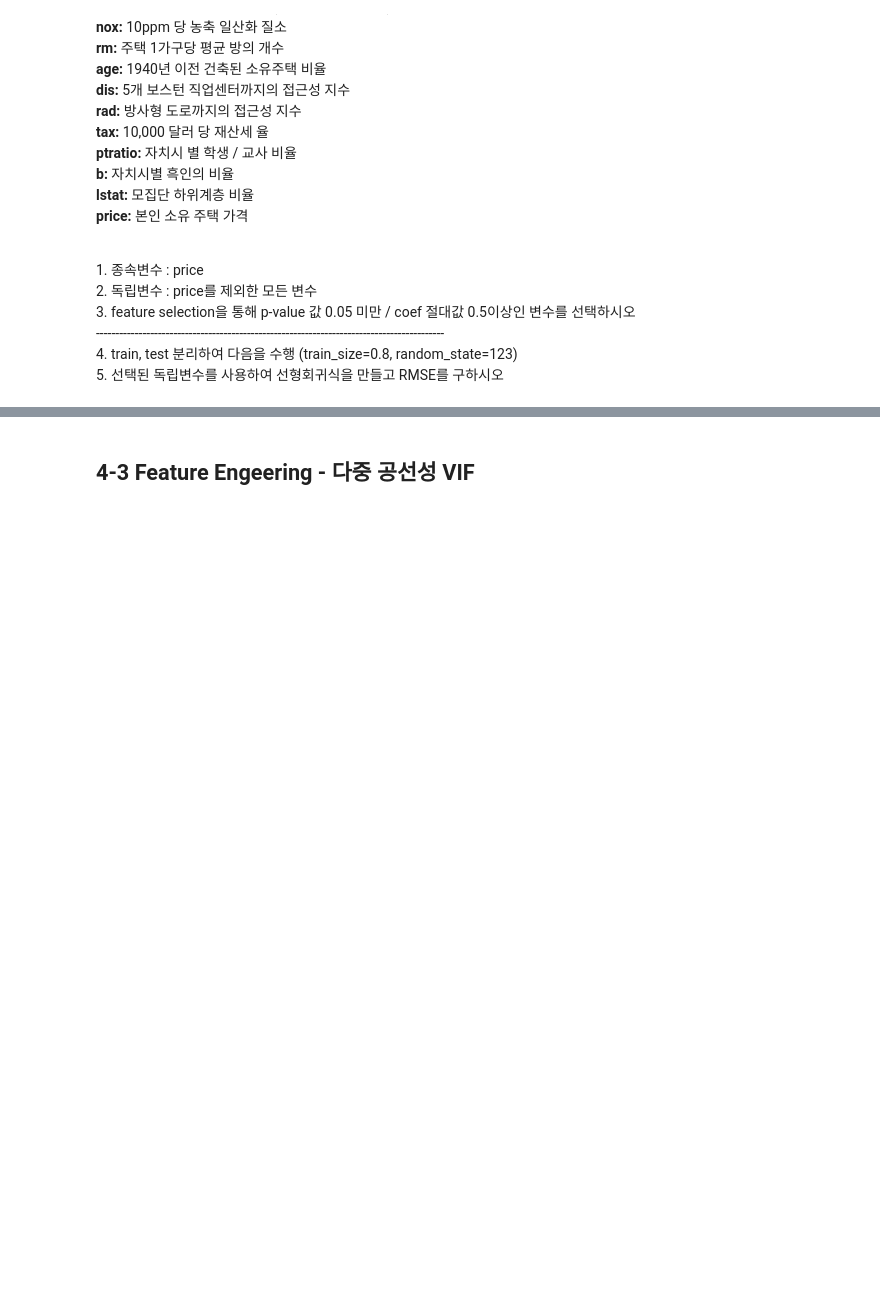
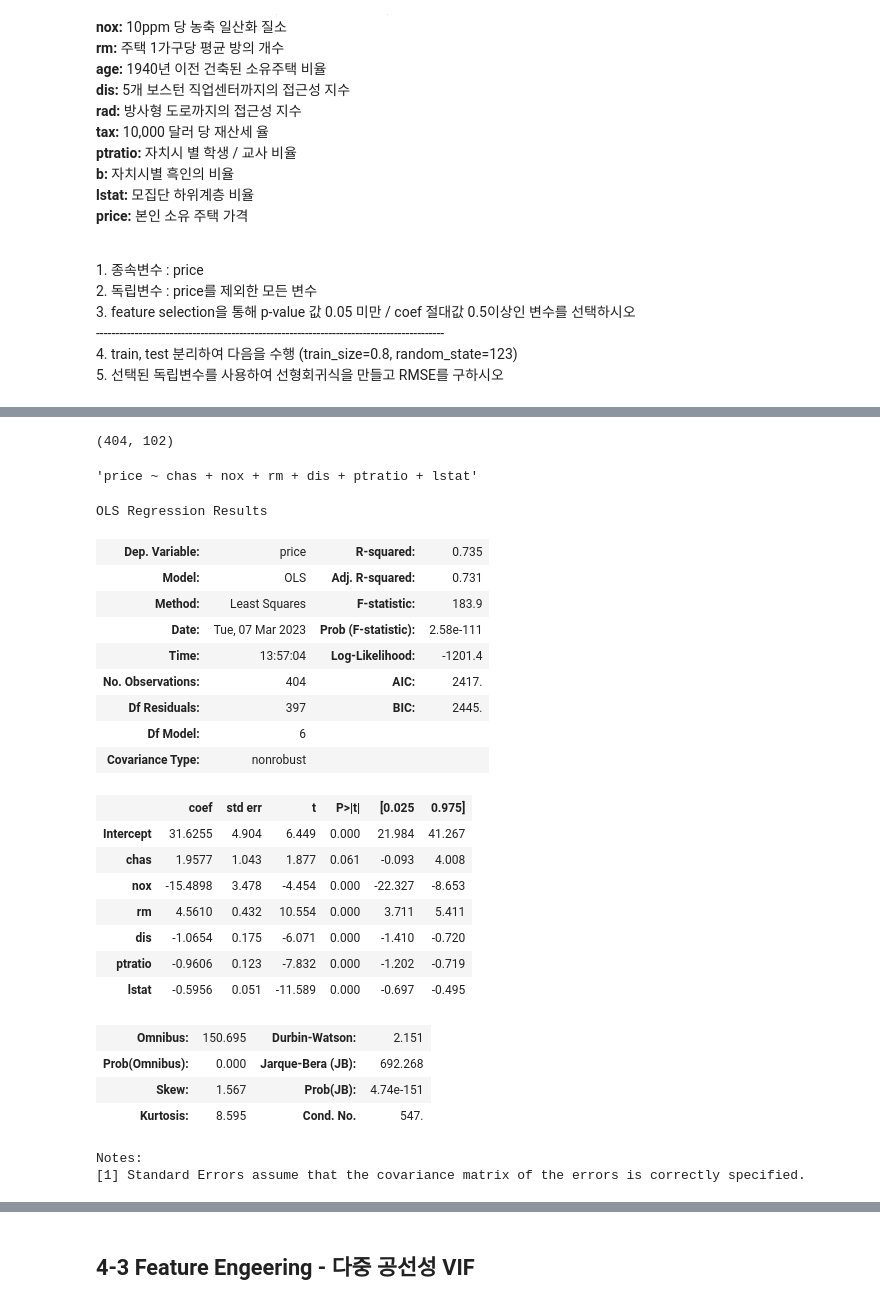
Before and after one commit to Eric4848/TIL, a Jupyter notebook: Machine Learning/[Workbook]ch5 선형회귀 및 특성공학.ipynb, the cells around one changed output, grey strips where cells are left out. Saved outputs shown, nothing was run; the diff lists cells and outputs as text; code cells hidden in the pictures; blank space fills up the shorter version.

```diff
--- a/Machine Learning/[Workbook]ch5 선형회귀 및 특성공학.ipynb
+++ b/Machine Learning/[Workbook]ch5 선형회귀 및 특성공학.ipynb
@@ -1005,3 +1229,4 @@ boston.columns
 # step3) feature selection을 통해 p-value 값 0.05 미만 / coef 절대값 0.5이상인 변수를 선택하시오
 # ols, fit, summary
 from statsmodels.formula.api import ols
+model_boston = ols(formula=form_boston, data = boston).fit()
@@ -1010,2 +1263,7 @@ from statsmodels.formula.api import ols
 # %%
 # step4) train, test 분리(train_size=0.8, random_state=123)
+
+df_train2, df_test2 = train_test_split(boston, train_size=0.8, random_state=123)
+len(df_train2), len(df_test)
+# %% [output]
+(404, 102)
@@ -1014,7 +1270,42 @@ from statsmodels.formula.api import ols
+# %%
+# formula 생성
+temp = model_boston.params.index[(model_boston.params.abs() > 0.5) & (model_boston.pvalues.round(3) < 0.05)]
+form_boston2 = 'price ~ ' + ' + '.join(temp.drop('Intercept'))
+form_boston2
+# %% [output]
+'price ~ chas + nox + rm + dis + ptratio + lstat'
 # %%
 # step5) 선택된 독립변수를 사용하여 선형회귀식 생성
 from statsmodels.formula.api import ols
+model4_2 = ols(formula = form_boston2, data = df_train2).fit()
+pred4_2 = model4_2.predict(df_test2)
 # %%
 # summary
+model4_2.summary()
+# %% [output]
+OLS Regression Results
+| Dep. Variable: | price | R-squared: | 0.735 |
+| Model: | OLS | Adj. R-squared: | 0.731 |
+| Method: | Least Squares | F-statistic: | 183.9 |
+| Date: | Tue, 07 Mar 2023 | Prob (F-statistic): | 2.58e-111 |
+| Time: | 13:57:04 | Log-Likelihood: | -1201.4 |
+| No. Observations: | 404 | AIC: | 2417. |
+| Df Residuals: | 397 | BIC: | 2445. |
+| Df Model: | 6 |  |  |
+| Covariance Type: | nonrobust |  |  |
+|  | coef | std err | t | P>|t| | [0.025 | 0.975] |
+| Intercept | 31.6255 | 4.904 | 6.449 | 0.000 | 21.984 | 41.267 |
+| chas | 1.9577 | 1.043 | 1.877 | 0.061 | -0.093 | 4.008 |
+| nox | -15.4898 | 3.478 | -4.454 | 0.000 | -22.327 | -8.653 |
+| rm | 4.5610 | 0.432 | 10.554 | 0.000 | 3.711 | 5.411 |
+| dis | -1.0654 | 0.175 | -6.071 | 0.000 | -1.410 | -0.720 |
+| ptratio | -0.9606 | 0.123 | -7.832 | 0.000 | -1.202 | -0.719 |
+| lstat | -0.5956 | 0.051 | -11.589 | 0.000 | -0.697 | -0.495 |
+| Omnibus: | 150.695 | Durbin-Watson: | 2.151 |
+| Prob(Omnibus): | 0.000 | Jarque-Bera (JB): | 692.268 |
+| Skew: | 1.567 | Prob(JB): | 4.74e-151 |
+| Kurtosis: | 8.595 | Cond. No. | 547. |
+Notes:
+[1] Standard Errors assume that the covariance matrix of the errors is correctly specified.
 # %%
 # step5) RMSE
```
Also changed, not shown: parts of 70 cells of this notebook.
